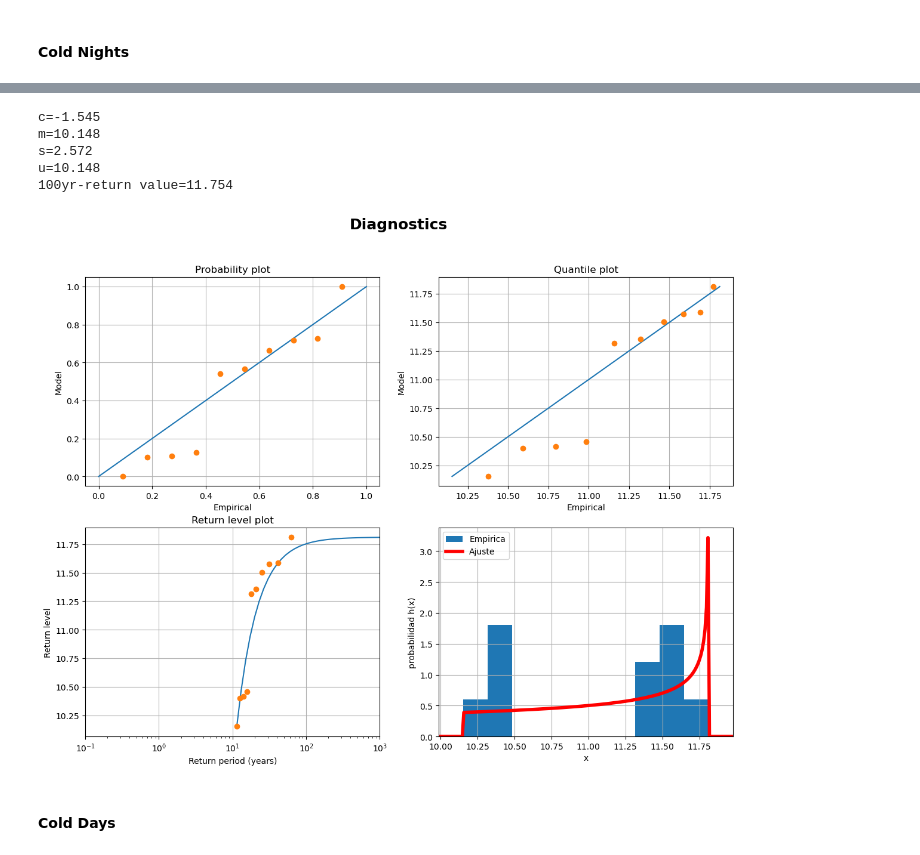
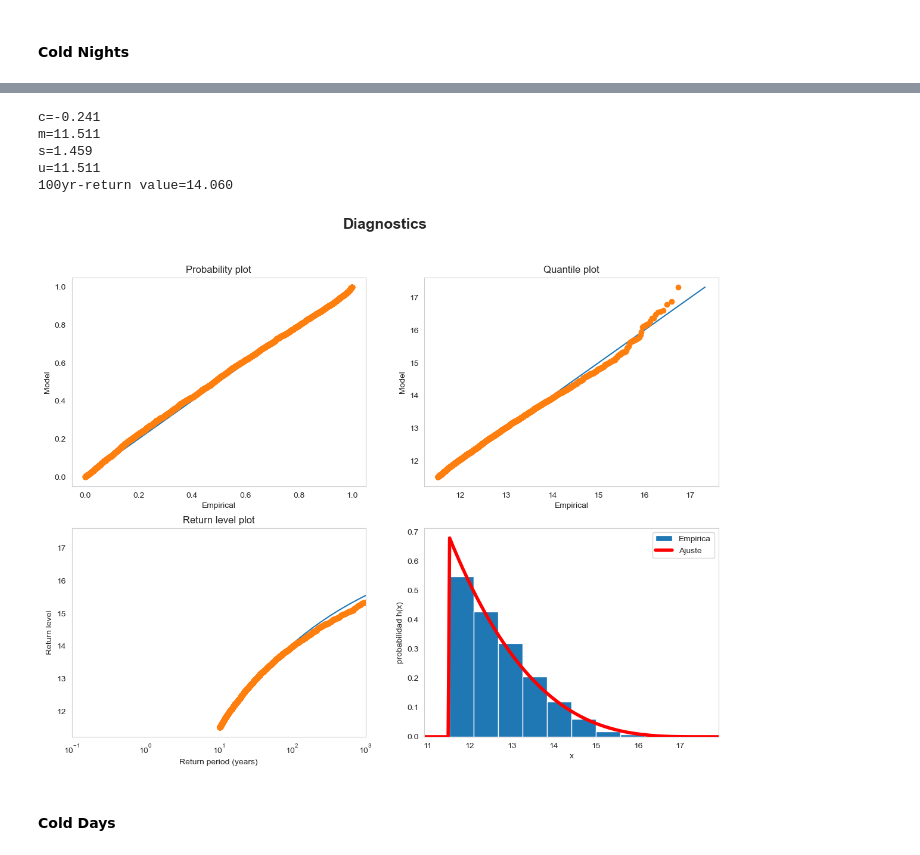
Before and after one commit to nagoremeabe/practica_2, a Jupyter notebook: practica2.ipynb, the cells around one changed output, grey strips where cells are left out. Drawn from its saved outputs; the diff is of its cells as text; code cells hidden in the pictures.

```diff
--- a/practica2.ipynb
+++ b/practica2.ipynb
@@ -46,10 +49,9 @@ lats  = [43.8, 42.5]
 longs = [-6.0, 0.0]
 
 # selecciono los datos con los que voy a tratar
-temp_min = temp_min.sel(lon=slice(longs[0], longs[1]), lat=slice(lats[0], lats[1]),
-                        Time=slice(datetime(1973, 1, 1), datetime(2015, 1, 1)))
-temp_max = temp_max.sel(lon=slice(longs[0], longs[1]), lat=slice(lats[0], lats[1]),
-                        Time=slice(datetime(1973, 1, 1), datetime(2015, 1, 1)))
+temp_min = temp_min.sel(lon=slice(longs[0], longs[1]), lat=slice(lats[0], lats[1]))
+temp_max = temp_max.sel(lon=slice(longs[0], longs[1]), lat=slice(lats[0], lats[1]))
+
 # separamos los datos en dos periodos
 temp_min_1 = temp_min.sel(Time=slice('1973', '1994'))
 temp_max_1 = temp_max.sel(Time=slice('1973', '1994'))
@@ -570,12 +570,14 @@ def correct_series(percent, tmin):
 # %%
 # open data
 percent_cold_nights_N = xr.open_dataarray(f'{folder}percent_cold_nights_N.nc')
-temp_min              = xr.open_dataset(f'{folder}tmin_pen.nc')
+# temp_min              = xr.open_dataset(f'{folder}tmin_pen.nc')
+# %%
+temp_min_mean = temp_min.mean(dim=['lat', 'lon']).tn
 # %%
 corr_N, tminR = correct_series(percent = percent_cold_nights_N, tmin=temp_min.tn)
 # %%
 # import scipy.stats as stats
-x = tminR.copy()
+x = temp_min_mean.copy()
 c, m, s = stats.genextreme.fit(x)
 c = -c
 
@@ -595,36 +597,36 @@ s   = 1.753
 # %%
 # Extremos por umbral
 #==============================================================
 #Seleccion del umbral: cogeremos el percentil 95
-x = tminR.copy()
+x = temp_min_mean.copy()
 xSort = np.sort(x)
 pExp = np.arange(1,xSort.size+1,1)/(xSort.size+1)
 xLess= xSort[pExp<=.90]
 u = xLess[-1] +.05
 yExt = x[x>u].copy()
 # Ajuste usando herramienta de scipy:
 c, m, s = stats.genpareto.fit(yExt,floc = u)
 
-numYears=tminR.size
+numYears = temp_min_mean.size
 N = 100
 fac = yExt.size/numYears
 rv = stats.genpareto(c,m,s)
 zp = rv.ppf(1-1/N/fac)
 
 #Diagnóstico:
 diagnosticsGPD(yExt,c,m,s,numYears)
 print('c='+'%.3f'%(c))
 print('m='+'%.3f'%(m))
 print('s='+'%.3f'%(s))
 print('u='+'%.3f'%(u))
 print('100yr-return value='+'%.3f'%(zp))
 # %% [output]
-c=-1.545
-m=10.148
-s=2.572
-u=10.148
-100yr-return value=11.754
+c=-0.241
+m=11.511
+s=1.459
+u=11.511
+100yr-return value=14.060
-[figure, old version]
+[figure, new version]
 # %% [markdown]
 #### <span style='color:black'>Cold Days</span>
 # %%
```
Also changed, not shown: parts of 16 cells of this notebook.
